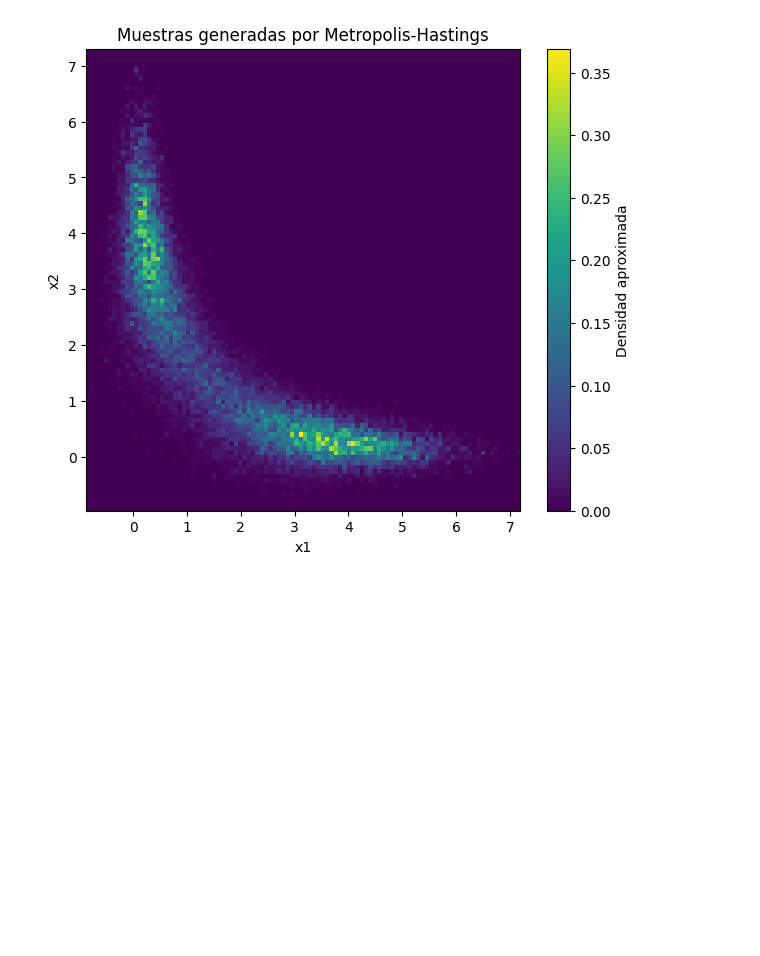
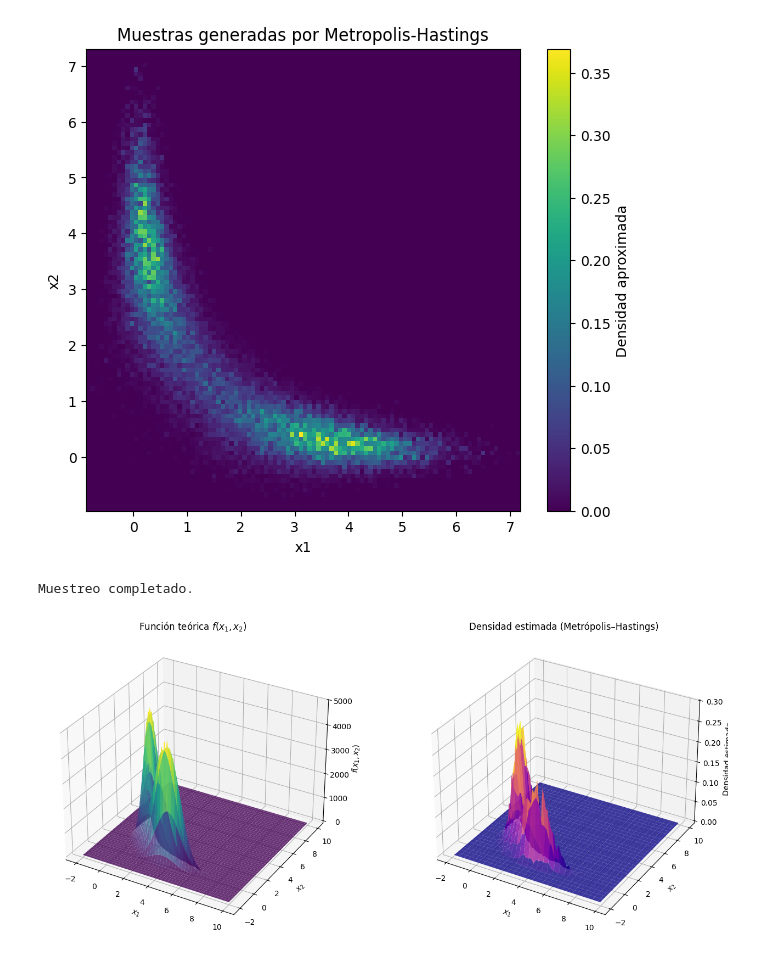
Before and after one commit to momomendoza2476-max/SIMULACI-N-II, a Jupyter notebook: Untitled7.ipynb, the cells around one changed output. Cells and saved outputs as stored; diff of their text form; code cells hidden in the pictures; blank space fills up the shorter version.

```diff
--- a/Untitled7.ipynb
+++ b/Untitled7.ipynb
@@ -112,3 +112,75 @@ plt.ylabel('x2')
 plt.show()
 # %% [output]
 [figure]
+# %%
+import numpy as np
+import matplotlib.pyplot as plt
+from mpl_toolkits.mplot3d import Axes3D
+
+# --- Función objetivo ---
+def f(x1, x2):
+    return np.exp(-0.5 * (x1**2 * x2**2 + x1**2 + x2**2 - 8*x1 - 8*x2))
+
+# --- Parámetros del muestreo ---
+n_samples = 50000     # número total de muestras
+burn_in = 5000         # descartar las primeras muestras
+sigma = 0.5            # desviación estándar de la propuesta
+
+# --- Inicialización ---
+x1_chain = np.zeros(n_samples)
+x2_chain = np.zeros(n_samples)
+x1_chain[0], x2_chain[0] = 0.0, 0.0  # punto inicial
+
+# --- Algoritmo de Metropolis-Hastings ---
+for i in range(1, n_samples):
+    x1_prop = np.random.normal(x1_chain[i-1], sigma)
+    x2_prop = np.random.normal(x2_chain[i-1], sigma)
+    r = f(x1_prop, x2_prop) / f(x1_chain[i-1], x2_chain[i-1])
+    if np.random.rand() < min(1, r):
+        x1_chain[i], x2_chain[i] = x1_prop, x2_prop
+    else:
+        x1_chain[i], x2_chain[i] = x1_chain[i-1], x2_chain[i-1]
+
+print("Muestreo completado.")
+
+# --- Descartar fase de burn-in ---
+x1_samples = x1_chain[burn_in:]
+x2_samples = x2_chain[burn_in:]
+
+# --- Crear malla para f(x1, x2) ---
+x = np.linspace(-2, 10, 150)
+y = np.linspace(-2, 10, 150)
+X, Y = np.meshgrid(x, y)
+Z = f(X, Y)
+
+# --- Estimar densidad de los puntos muestreados ---
+hist, xedges, yedges = np.histogram2d(x1_samples, x2_samples, bins=60, range=[[-2,10],[-2,10]], density=True)
+xpos, ypos = np.meshgrid((xedges[:-1] + xedges[1:])/2,
+                         (yedges[:-1] + yedges[1:])/2)
+Z_est = hist.T
+
+# --- Activar modo interactivo ---
+plt.ion()
+
+# --- Gráficas 3D ---
+fig = plt.figure(figsize=(14,6))
+
+ax1 = fig.add_subplot(1,2,1, projection='3d')
+ax1.plot_surface(X, Y, Z, cmap='viridis', linewidth=0, alpha=0.8)
+ax1.set_title('Función teórica $f(x_1, x_2)$')
+ax1.set_xlabel('$x_1$')
+ax1.set_ylabel('$x_2$')
+ax1.set_zlabel('$f(x_1, x_2)$')
+
+ax2 = fig.add_subplot(1,2,2, projection='3d')
+ax2.plot_surface(xpos, ypos, Z_est, cmap='plasma', linewidth=0, alpha=0.8)
+ax2.set_title('Densidad estimada (Metrópolis–Hastings)')
+ax2.set_xlabel('$x_1$')
+ax2.set_ylabel('$x_2$')
+ax2.set_zlabel('Densidad estimada')
+
+plt.tight_layout()
+plt.show()
+# %% [output]
+Muestreo completado.
+[figure, added]
```
